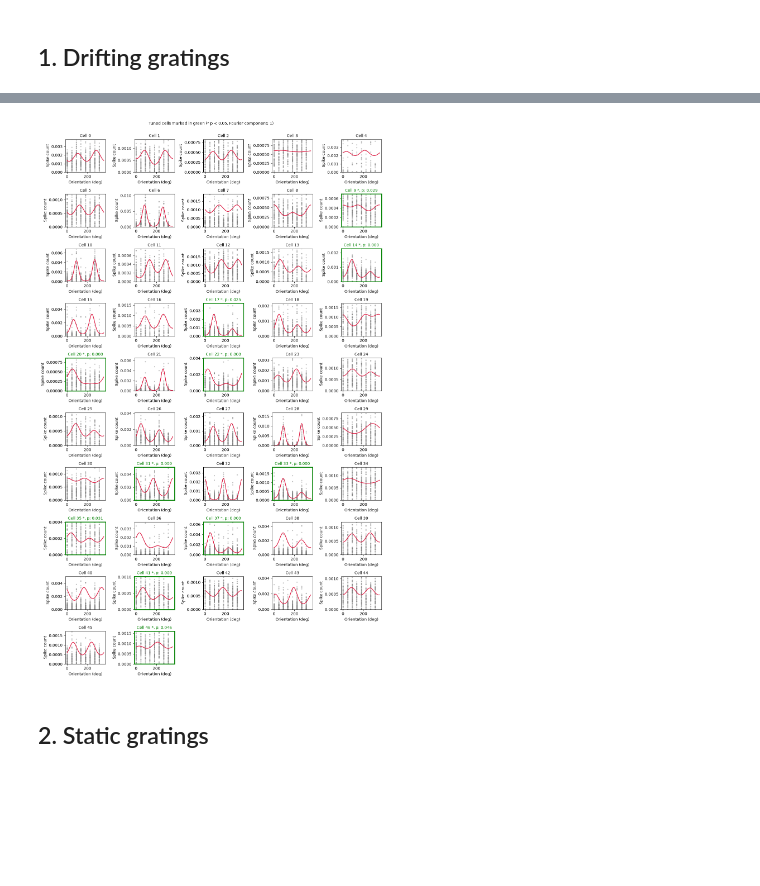
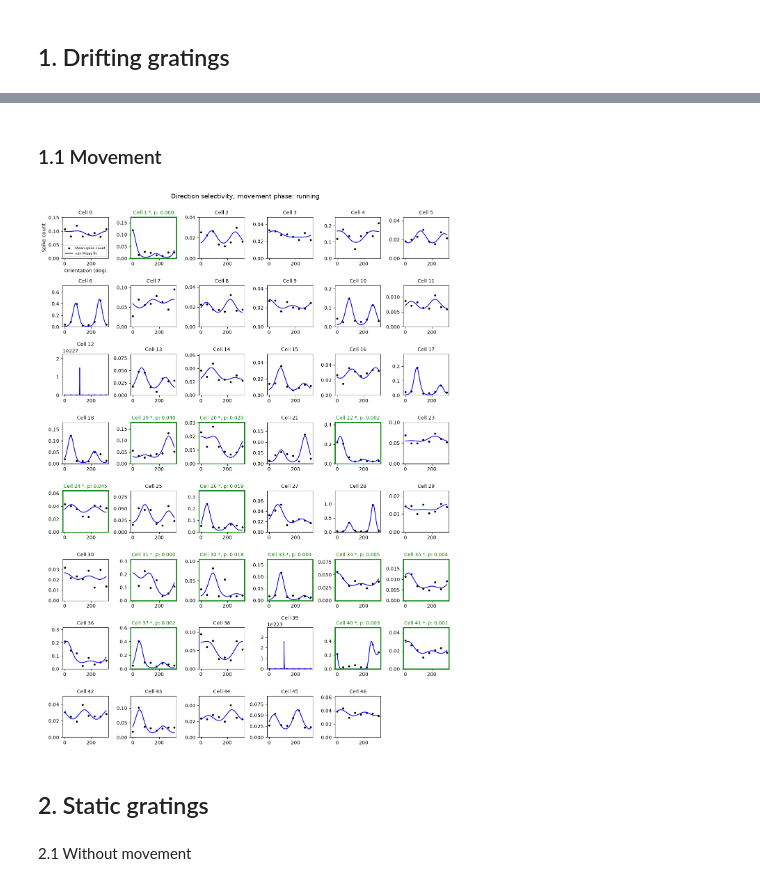
Before and after one commit to MartinGruber15/neural_data_science_project, a Jupyter notebook: notebooks/tuning_analysis.ipynb, the cells around one changed output, grey strips where cells are left out. Drawn from its saved outputs; the diff is of its cells as text; code cells hidden in the pictures; blank space fills up the shorter version.

```diff
--- a/notebooks/tuning_analysis.ipynb
+++ b/notebooks/tuning_analysis.ipynb
@@ -178,20 +183,30 @@ PSI = 1
-# %%
-p_values = compute_tuning_significance(
-    fitted_params,
-    psi=PSI, # test direction selectivity (Fourier mode)
-    niters=1000,
-    random_seed=2046
-)
-
-fig, axes = plot_tuning_curves(
-    fitted_params,
-    p_values=p_values,
-    n_cols=5,
-    alpha=0.05,
-    psi=PSI
-)
-plt.show()
-# %% [output]
-[figure, removed]
+# %% [markdown]
+### 1.1 Movement
+# %%
+fitted_params = fit_tuning_curves(
+    data,
+    session="A",
+    stimulus="drifting_gratings",
+    parameter="orientation",
+    speed_phase=1 # running
+)
+# %%
+p_values = compute_tuning_significance(
+    fitted_params,
+    psi=PSI, # test orientation selectivity (Fourier mode)
+    niters=1000,
+    random_seed=2046
+)
+
+fig, axes = plot_tuning_curves(
+    fitted_params,
+    p_values=p_values,
+    n_cols=6,
+    alpha=0.05,
+    psi=PSI
+)
+plt.show()
+# %% [output]
+[figure, added]
 # %% [markdown]
 ## 2. Static gratings
@@ -199,0 +213,2 @@ sc_per_cell_df = get_spike_count_data(data, session="B", stimulus="static_gratin
+# %% [markdown]
+2.1 Without movement
```
Also changed, not shown: parts of 18 cells of this notebook.
